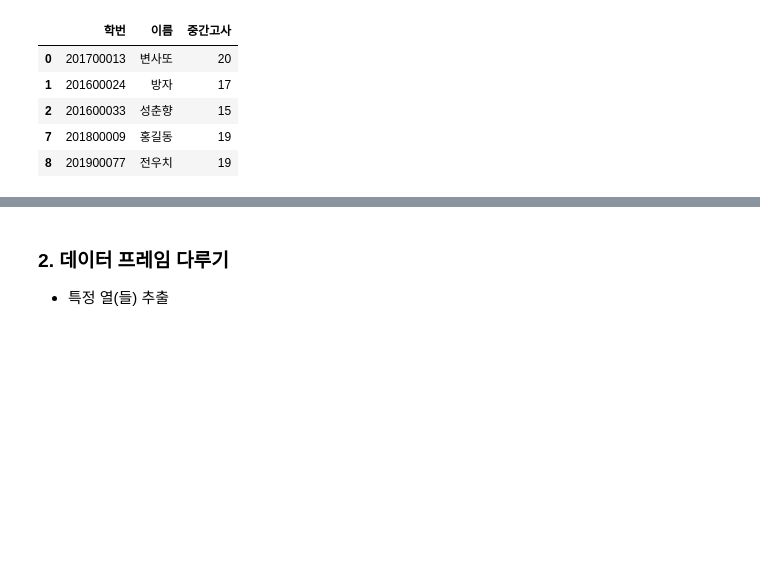
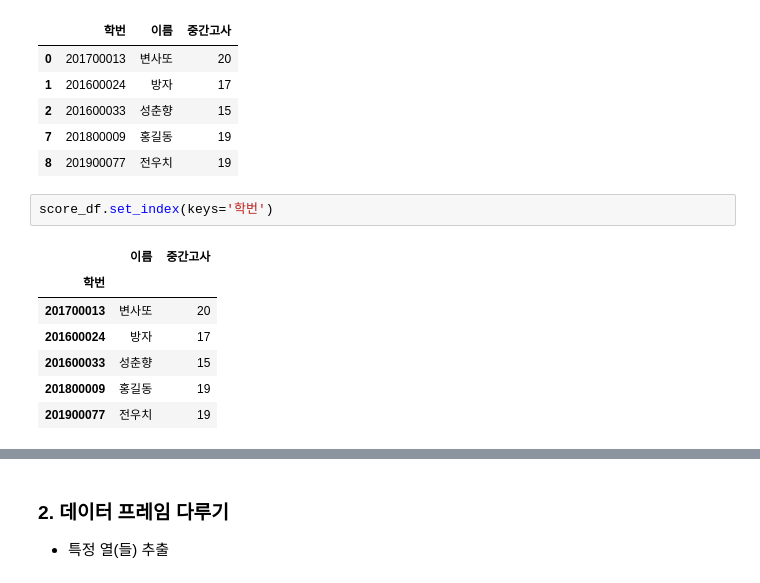
Before and after one commit to IntelligentAgentLab/Lectures, a Jupyter notebook: DataAnalysis/04_PandasBasic.ipynb, the cells around one changed output, grey strips where cells are left out. Saved outputs shown, nothing was run; the diff lists cells and outputs as text; blank space fills up the shorter version.

```diff
--- a/DataAnalysis/04_PandasBasic.ipynb
+++ b/DataAnalysis/04_PandasBasic.ipynb
@@ -295,3 +295,13 @@ score_df
 | 2 | 201600033 | 성춘향 | 15 |
 | 7 | 201800009 | 홍길동 | 19 |
 | 8 | 201900077 | 전우치 | 19 |
+# %%
+score_df.set_index(keys='학번')
+# %% [output]
+|  | 이름 | 중간고사 |
+| 학번 |  |  |
+| 201700013 | 변사또 | 20 |
+| 201600024 | 방자 | 17 |
+| 201600033 | 성춘향 | 15 |
+| 201800009 | 홍길동 | 19 |
+| 201900077 | 전우치 | 19 |
```
Also changed, not shown: parts of 5 cells of this notebook.
